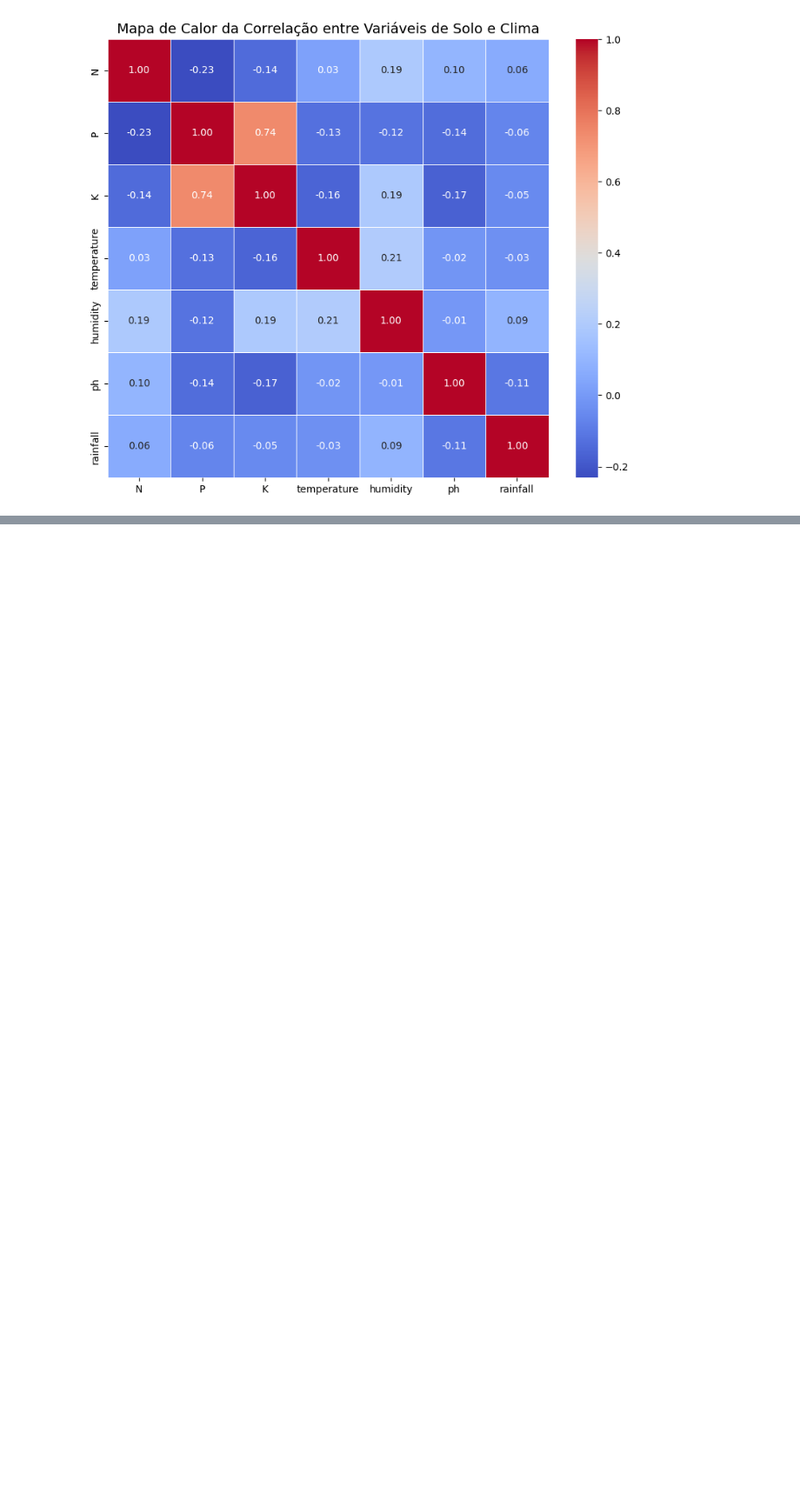
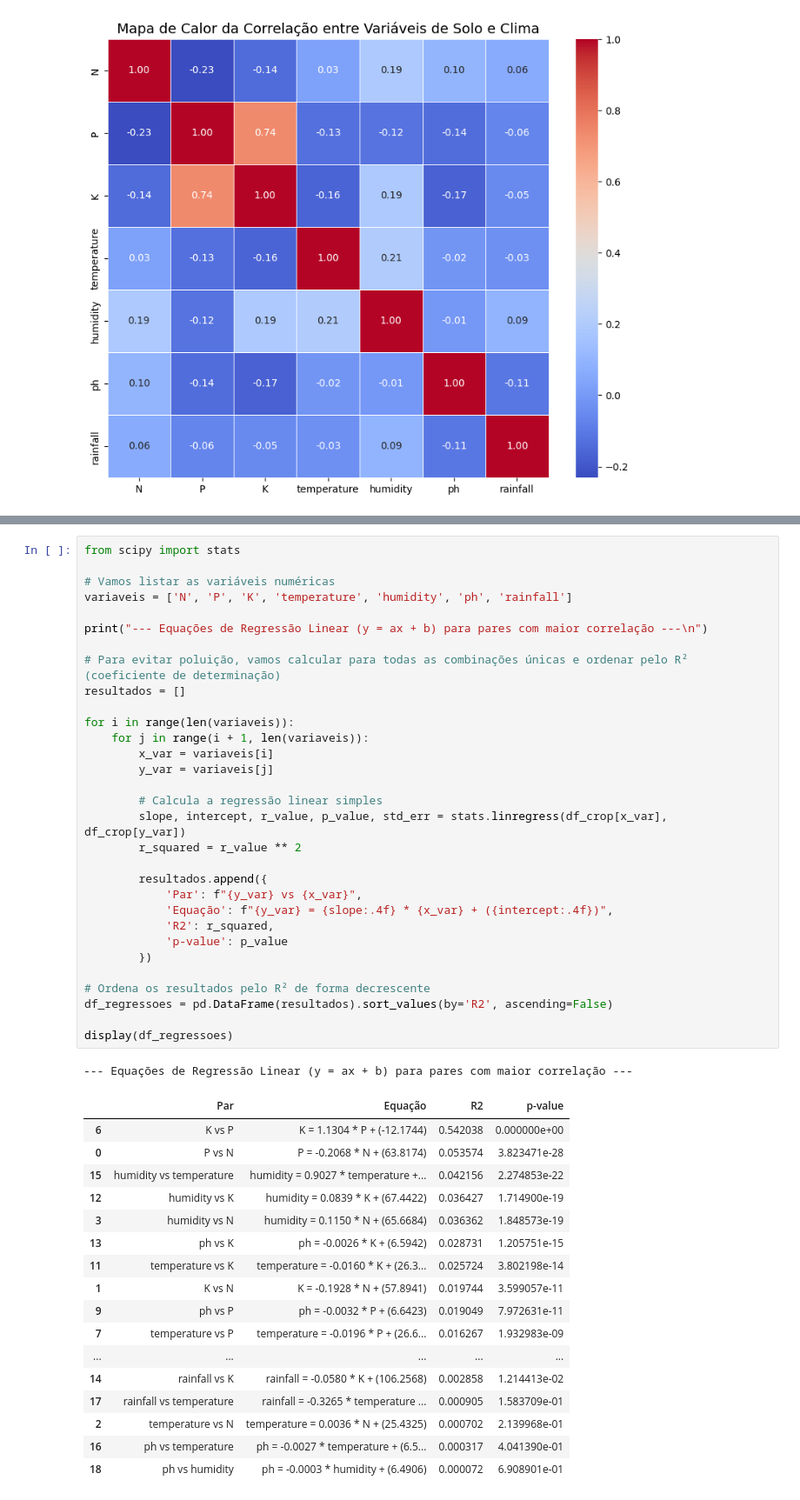
Before and after one commit to PVC2020/Agriculture-Crop-Production-In-India, a Jupyter notebook: Crop_analysis_and_prediction.ipynb, the cells around one changed output, grey strips where cells are left out. Shown at 87% size. Saved outputs shown, nothing was run; the diff lists cells and outputs as text; blank space fills up the shorter version.

```diff
--- a/Crop_analysis_and_prediction.ipynb
+++ b/Crop_analysis_and_prediction.ipynb
@@ -199,0 +212,50 @@ plt.show()
+# %%
+from scipy import stats
+
+# Vamos listar as variáveis numéricas
+variaveis = ['N', 'P', 'K', 'temperature', 'humidity', 'ph', 'rainfall']
+
+print("--- Equações de Regressão Linear (y = ax + b) para pares com maior correlação ---\n")
+
+# Para evitar poluição, vamos calcular para todas as combinações únicas e ordenar pelo R² (coeficiente de determinação)
+resultados = []
+
+for i in range(len(variaveis)):
+    for j in range(i + 1, len(variaveis)):
+        x_var = variaveis[i]
+        y_var = variaveis[j]
+
+        # Calcula a regressão linear simples
+        slope, intercept, r_value, p_value, std_err = stats.linregress(df_crop[x_var], df_crop[y_var])
+        r_squared = r_value ** 2
+
+        resultados.append({
+            'Par': f"{y_var} vs {x_var}",
+            'Equação': f"{y_var} = {slope:.4f} * {x_var} + ({intercept:.4f})",
+            'R2': r_squared,
+            'p-value': p_value
+        })
+
+# Ordena os resultados pelo R² de forma decrescente
+df_regressoes = pd.DataFrame(resultados).sort_values(by='R2', ascending=False)
+
+display(df_regressoes)
+# %% [output]
+--- Equações de Regressão Linear (y = ax + b) para pares com maior correlação ---
+|  | Par | Equação | R2 | p-value |
+| 6 | K vs P | K = 1.1304 * P + (-12.1744) | 0.542038 | 0.000000e+00 |
+| 0 | P vs N | P = -0.2068 * N + (63.8174) | 0.053574 | 3.823471e-28 |
+| 15 | humidity vs temperature | humidity = 0.9027 * temperature +... | 0.042156 | 2.274853e-22 |
+| 12 | humidity vs K | humidity = 0.0839 * K + (67.4422) | 0.036427 | 1.714900e-19 |
+| 3 | humidity vs N | humidity = 0.1150 * N + (65.6684) | 0.036362 | 1.848573e-19 |
+| 13 | ph vs K | ph = -0.0026 * K + (6.5942) | 0.028731 | 1.205751e-15 |
+| 11 | temperature vs K | temperature = -0.0160 * K + (26.3... | 0.025724 | 3.802198e-14 |
+| 1 | K vs N | K = -0.1928 * N + (57.8941) | 0.019744 | 3.599057e-11 |
+| 9 | ph vs P | ph = -0.0032 * P + (6.6423) | 0.019049 | 7.972631e-11 |
+| 7 | temperature vs P | temperature = -0.0196 * P + (26.6... | 0.016267 | 1.932983e-09 |
+| ... | ... | ... | ... | ... |
+| 14 | rainfall vs K | rainfall = -0.0580 * K + (106.2568) | 0.002858 | 1.214413e-02 |
+| 17 | rainfall vs temperature | rainfall = -0.3265 * temperature ... | 0.000905 | 1.583709e-01 |
+| 2 | temperature vs N | temperature = 0.0036 * N + (25.4325) | 0.000702 | 2.139968e-01 |
+| 16 | ph vs temperature | ph = -0.0027 * temperature + (6.5... | 0.000317 | 4.041390e-01 |
+| 18 | ph vs humidity | ph = -0.0003 * humidity + (6.4906) | 0.000072 | 6.908901e-01 |
```
Also changed, not shown: parts of 7 cells of this notebook.
